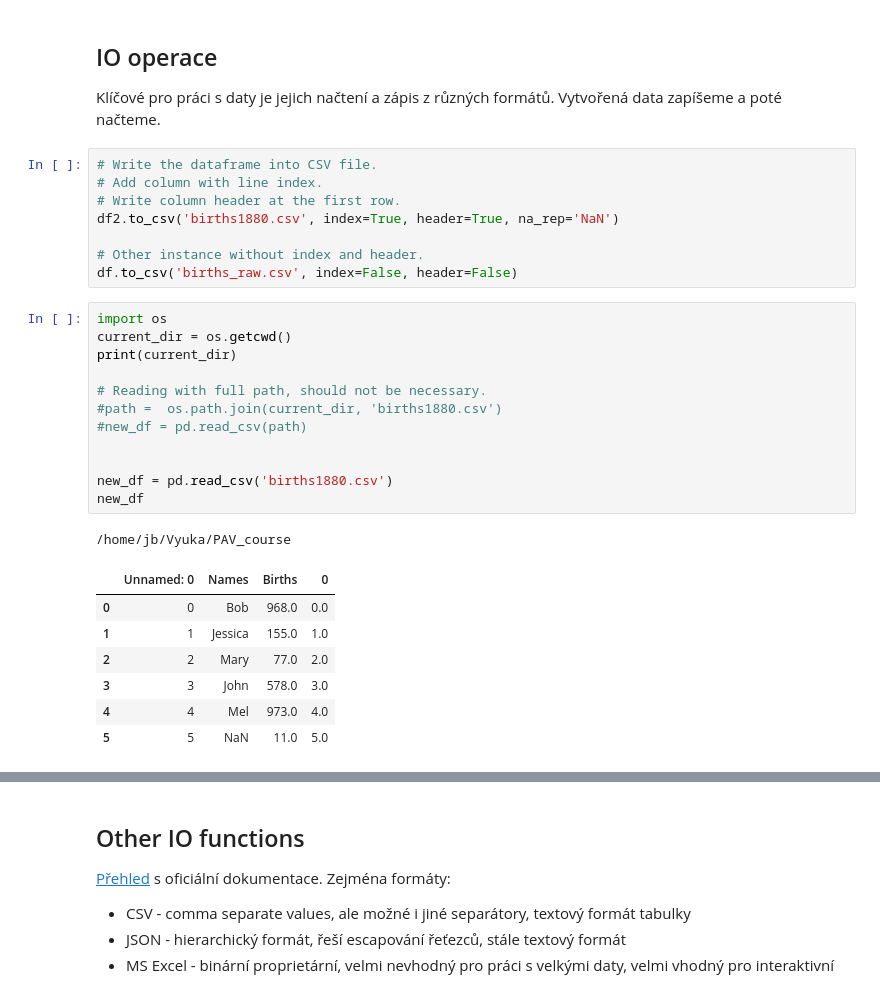
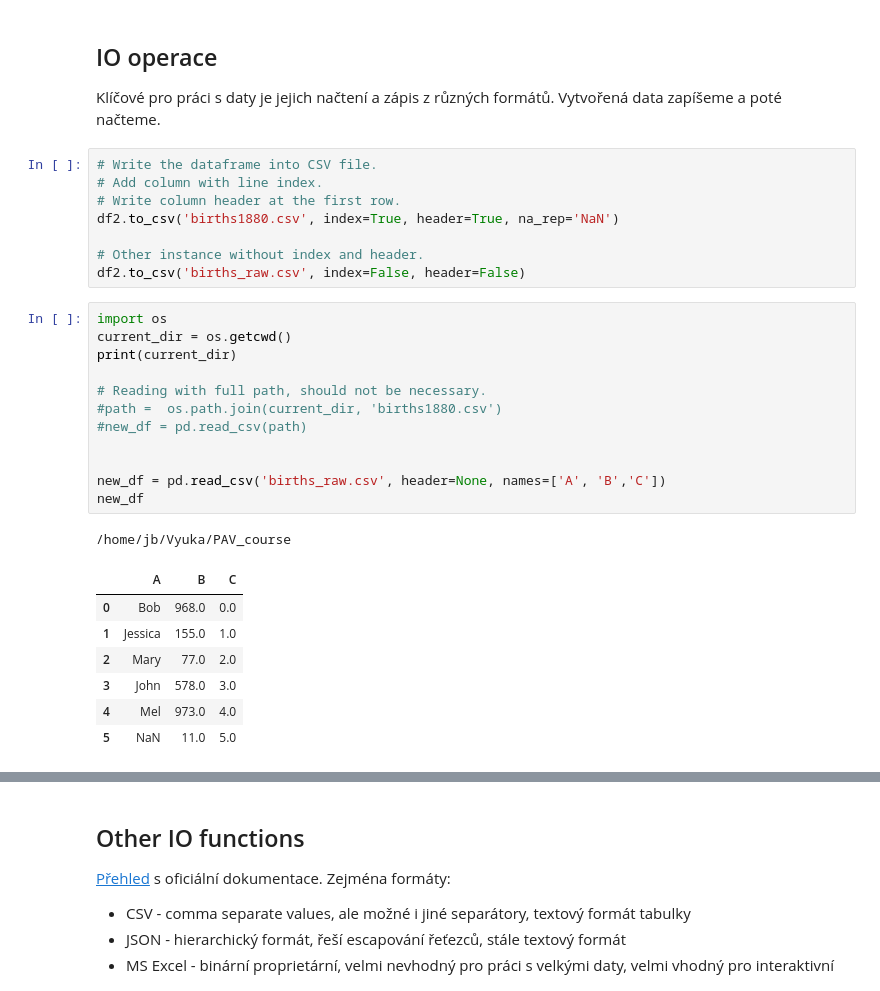
Before and after one commit to jbrezmorf/PAV_course, a Jupyter notebook: Section_3.1_Pandas.ipynb, the cells around one changed output, grey strips where cells are left out. Saved outputs shown, nothing was run; the diff lists cells and outputs as text.

```diff
--- a/Section_3.1_Pandas.ipynb
+++ b/Section_3.1_Pandas.ipynb
@@ -171,26 +189,26 @@ Klíčové pro práci s daty je jejich načtení a zápis z různých formátů.
 df2.to_csv('births1880.csv', index=True, header=True, na_rep='NaN')
 
 # Other instance without index and header.
-df.to_csv('births_raw.csv', index=False, header=False)
+df2.to_csv('births_raw.csv', index=False, header=False)
 # %%
 import os
 current_dir = os.getcwd()
 print(current_dir)
 
 # Reading with full path, should not be necessary.
 #path =  os.path.join(current_dir, 'births1880.csv')
 #new_df = pd.read_csv(path)
 
 
-new_df = pd.read_csv('births1880.csv')
+new_df = pd.read_csv('births_raw.csv', header=None, names=['A', 'B','C'])
 new_df
 # %% [output]
 /home/jb/Vyuka/PAV_course
-|  | Unnamed: 0 | Names | Births | 0 |
-| 0 | 0 | Bob | 968.0 | 0.0 |
-| 1 | 1 | Jessica | 155.0 | 1.0 |
-| 2 | 2 | Mary | 77.0 | 2.0 |
-| 3 | 3 | John | 578.0 | 3.0 |
-| 4 | 4 | Mel | 973.0 | 4.0 |
-| 5 | 5 | NaN | 11.0 | 5.0 |
+|  | A | B | C |
+| 0 | Bob | 968.0 | 0.0 |
+| 1 | Jessica | 155.0 | 1.0 |
+| 2 | Mary | 77.0 | 2.0 |
+| 3 | John | 578.0 | 3.0 |
+| 4 | Mel | 973.0 | 4.0 |
+| 5 | NaN | 11.0 | 5.0 |
 # %%
```
Also changed, not shown: parts of 23 cells of this notebook, 1 other file.
